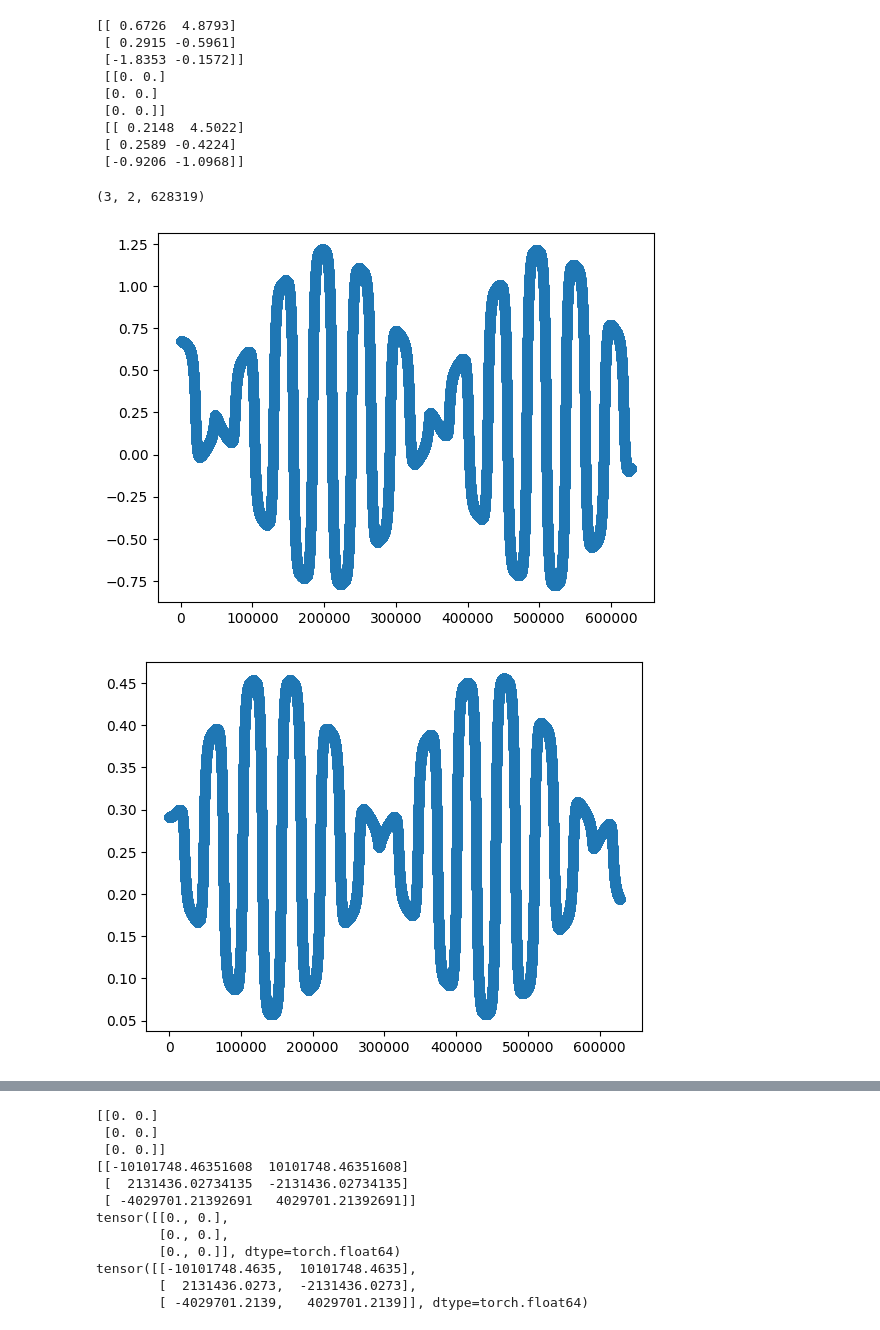
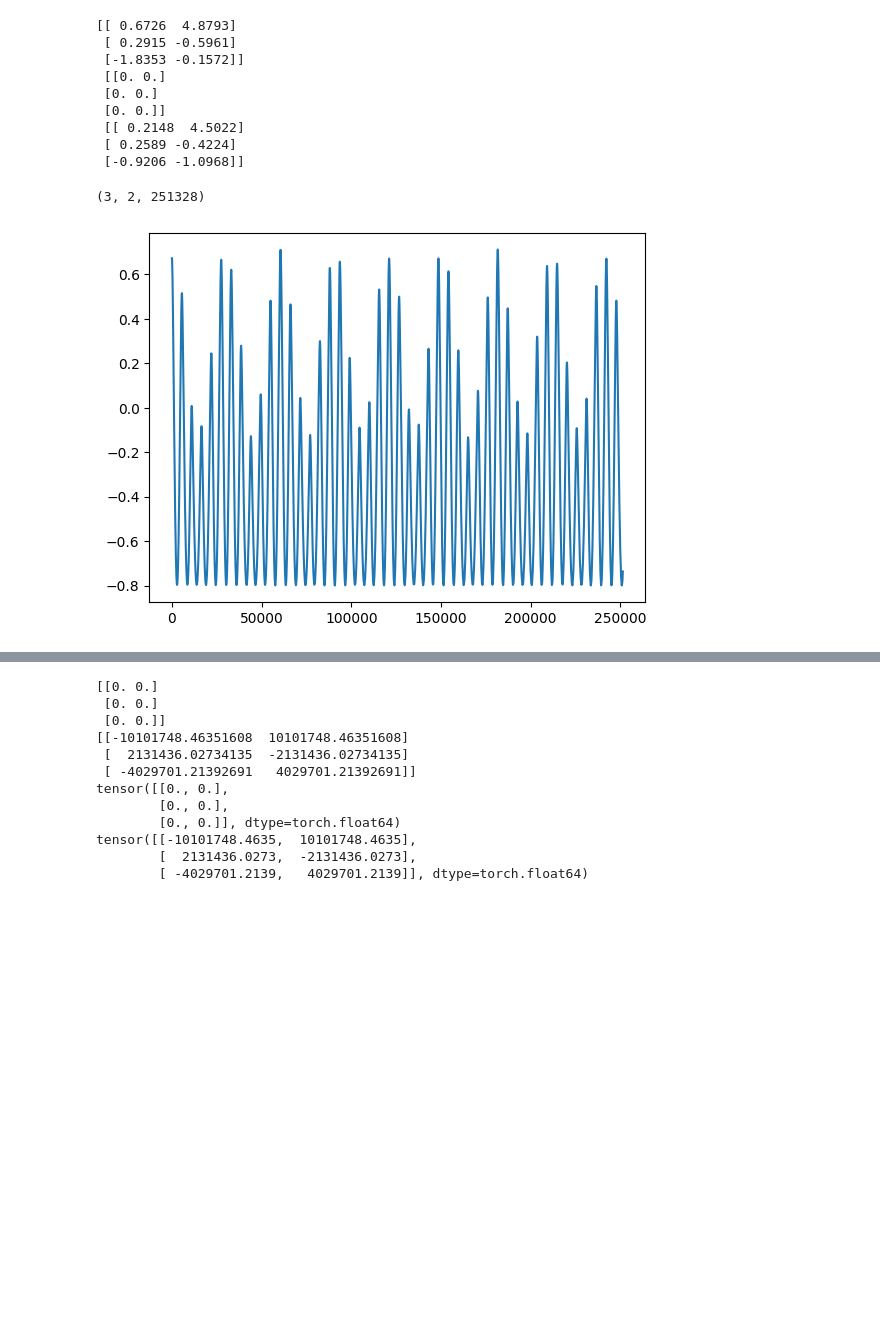
Before and after one commit to AlexPTerry/MMathYLP, a Jupyter notebook: molecule_explore.ipynb, the cells around one changed output, grey strips where cells are left out. Drawn from its saved outputs; the diff is of its cells as text; code cells hidden in the pictures; blank space fills up the shorter version.

```diff
--- a/molecule_explore.ipynb
+++ b/molecule_explore.ipynb
@@ -98,20 +98,24 @@ for index, mol in enumerate(supplier):
 import numpy as np
 import numpy.linalg as la
 
+precision = np.float128
+
 def molecule_to_np(hydrogen_list):
     n = len(hydrogen_list)
 
-    h_q = np.zeros((3, n))
-    h_p = np.zeros((3, n))
-    n_q = np.zeros((3, n))
+    h_q = np.zeros((3, n), dtype=precision)
+    h_p = np.zeros((3, n), dtype=precision)# + 0.01*np.random.rand(3, n)
+    n_q = np.zeros((3, n), dtype=precision)
     h_l = np.zeros(n)
     h_m = np.zeros(n)
 
     for i, atom in enumerate(hydrogen_list):
-        h_q[:, i] = np.array(atom['H_position'])
-        n_q[:, i] = np.array(atom['connected_atom_position'])
+        h_q[:, i] = np.array(atom['H_position'], dtype=precision)
+        n_q[:, i] = np.array(atom['connected_atom_position'], dtype=precision)
         h_l[i] = np.linalg.norm(h_q[:, i] - n_q[:, i])
-        h_m[i] = 1
+        h_m[i] = 0.1
+
+        # h_q[:, i] = h_q[:, i] + 1*np.random.rand(3)
 
 
     print(h_q, '\n', h_p, '\n', n_q)
@@ -143,9 +147,9 @@ def potential_energy(h_q, n_q, h_l, f_c, f_i):
     k = h_q.shape[1]  # Number of particles
     for i in range(k):
         for j in range(i + 1, k):
-            r_ij = np.linalg.norm(h_q[:, i] - h_q[:, j])
+            r_ij = np.linalg.norm(h_q[:, j] - h_q[:, i])
             energy += f_c(r_ij)
-        r_i = np.linalg.norm(h_q[:, i] - n_q[:, i])
+        r_i = np.linalg.norm(n_q[:, i] - h_q[:, i])
         l = h_l[i]
         energy += f_i(r_i, l)
     return energy
@@ -154,16 +158,17 @@ def v_t(q, t, e_t):
     return np.sum(e_t(t) * q)
 
 def f_i(x, l):
-    return -k_spr*(x - l)**2
+    return k_spr*(x - l)**2
 
 def df_i(x, l):
-    return -k_spr*2*(x - l)
+    return k_spr*2*(x - l)
 
 def f_c(x):
-    return -4*eps*((sigma/x)**12 - (sigma/x)**6)
+    return 4*eps*((sigma/x)**12 - (sigma/x)**6)
 
 def df_c(x):
-    return 4*eps*(12*sigma**12/x**13 - 6*sigma**6/x**7)
+    # return 4*eps*(12*sigma**12/x**13 - 6*sigma**6/x**7)
+    return -24*eps*(2*(sigma/x)**12 - (sigma/x)**6) / x
 
 def e(t):
     return 0 # Consider conservative system initially
@@ -228,23 +233,26 @@ def leapfrog_integration(q0, p0, n_q, h_l, m, dt, total_time):
 
     return trajectories, momentums
 # %%
+# Constants
+k_spr = 10
+eps = 0.01
+sigma = 5
 
 dt = 0.001
-total_time = 200*np.pi
+total_time = 80*np.pi
 
 trajectories, momentums = leapfrog_integration(h_q, h_p, n_q, h_l, h_m, dt, total_time)
 # %%
 import matplotlib.pyplot as plt
 print(trajectories.shape)
-plt.scatter(list(range(trajectories.shape[2])), trajectories[0, 0, :])
+plt.plot(list(range(trajectories.shape[2])), trajectories[0, 0, :])
 plt.show()
 
-plt.scatter(list(range(trajectories.shape[2])), trajectories[1, 0, :])
-plt.show()
+# plt.plot(list(range(trajectories.shape[2])), trajectories[1, 0, :])
+# plt.show()
 
-plt.scatter(list(range(trajectories.shape[2])), trajectories[2, 0, :])
-plt.show()
+# plt.plot(list(range(trajectories.shape[2])), trajectories[2, 0, :])
+# plt.show()
 # %% [output]
-(3, 2, 628319)
+(3, 2, 251328)
-[figure, old version]
+[figure, new version]
-[figure, removed]
```
Also changed, not shown: parts of 11 cells of this notebook.
